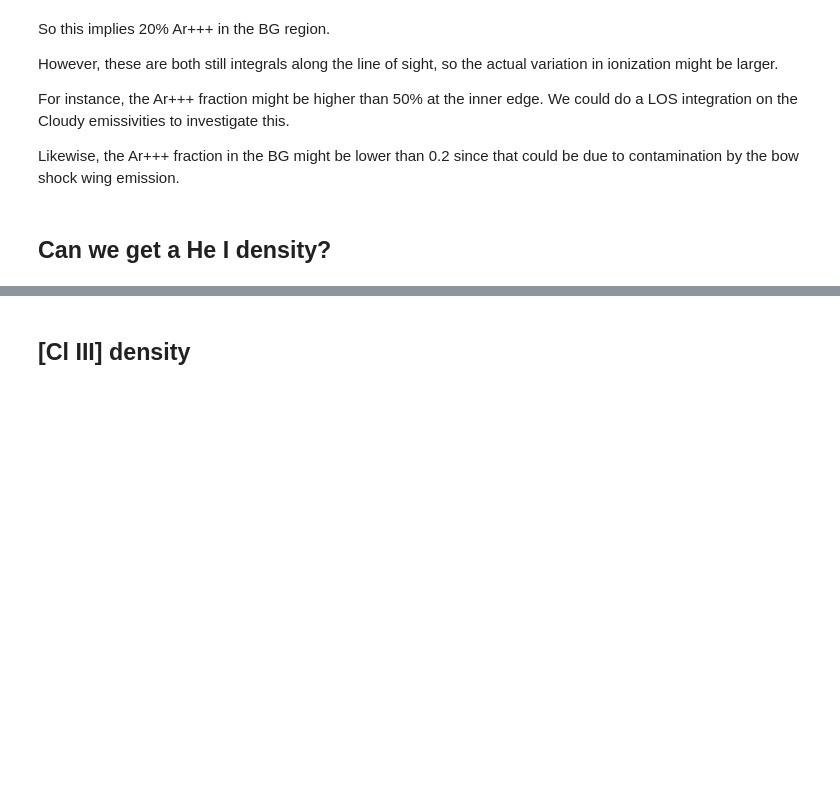
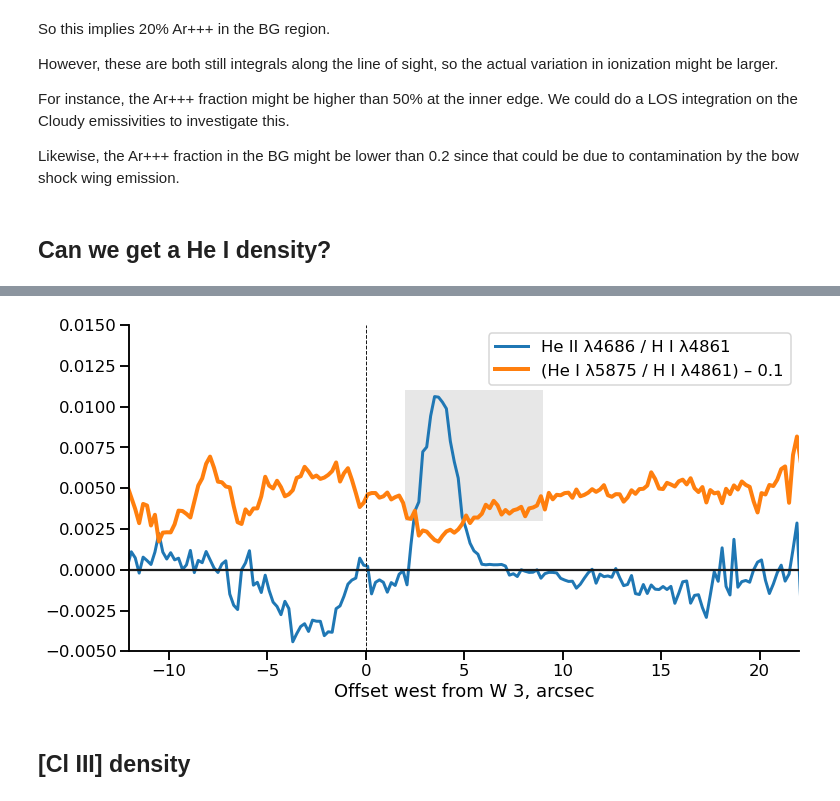
Before and after one commit to will-henney/muse-hii-regions, a Jupyter notebook: notebooks/01-02-yet-more-line-ratios.ipynb, the cells around one changed output, grey strips where cells are left out. Cells and saved outputs as stored; diff of their text form; code cells hidden in the pictures; blank space fills up the shorter version.

```diff
--- a/notebooks/01-02-yet-more-line-ratios.ipynb
+++ b/notebooks/01-02-yet-more-line-ratios.ipynb
@@ -711,0 +852,4 @@ he1.getEmissivity(tem=T0, den=dgrid, wave=5876) / he1.getEmissivity(tem=T0, den=
+# %%
+imhei_c = Image("../data/ngc346-hei-5875-correct.fits")
+imhi_c = Image("../data/ngc346-hi-4861-correct.fits")
+imheii_c = Image("../data/ngc346-heii-4686-correct.fits")
@@ -712,3 +860,37 @@ he1.getEmissivity(tem=T0, den=dgrid, wave=5876) / he1.getEmissivity(tem=T0, den=
+# %%
+#yyslice = slice(164, 204) # original
+yyslice = slice(160, 210) # broader
+#yyslice = slice(170, 200) # narrower
+#yyslice = slice(180, 200) # top half ultra narrow
+hei_c_profile = make_profile(imhei_c)
+hi_c_profile = make_profile(imhi_c)
+heii_c_profile = make_profile(imheii_c)
+# %%
+fig, ax = plt.subplots(figsize=(12, 6))
+ix0 = 227.5
+nx = len(hei_profile)
+pos = (np.arange(nx) - ix0) * 0.2
+
+ax.plot(pos, heii_c_profile / hi_c_profile,
+        label="He II λ4686 / H I λ4861", lw=3)
+ax.plot(pos, hei_c_profile / hi_c_profile - 0.10,
+        label="(He I λ5875 / H I λ4861) – 0.1", lw=4)
+
+ax.axhline(0, color="k")
+
+ax.axvline(0, color="k", lw=1, ls="dashed")
+ax.axvspan(2.0, 9.0, 0.4, 0.8, color="k", alpha=0.1, linewidth=0, zorder=-100)
+ax.legend(ncol=1,loc="upper right")
+
+ax.set(
+    xlabel="Offset west from W 3, arcsec",
+    xlim=[-12, 22],
+    ylim=[-0.005, 0.015],
+)
+sns.despine()
+fig.savefig("../figs/ngc346-bow-shock-he-ratios.pdf");
+# %% [output]
+[figure, added]
 # %% [markdown]
 ## [Cl III] density
 # %%
```
Also changed, not shown: parts of 27 cells of this notebook, 4 other files.
